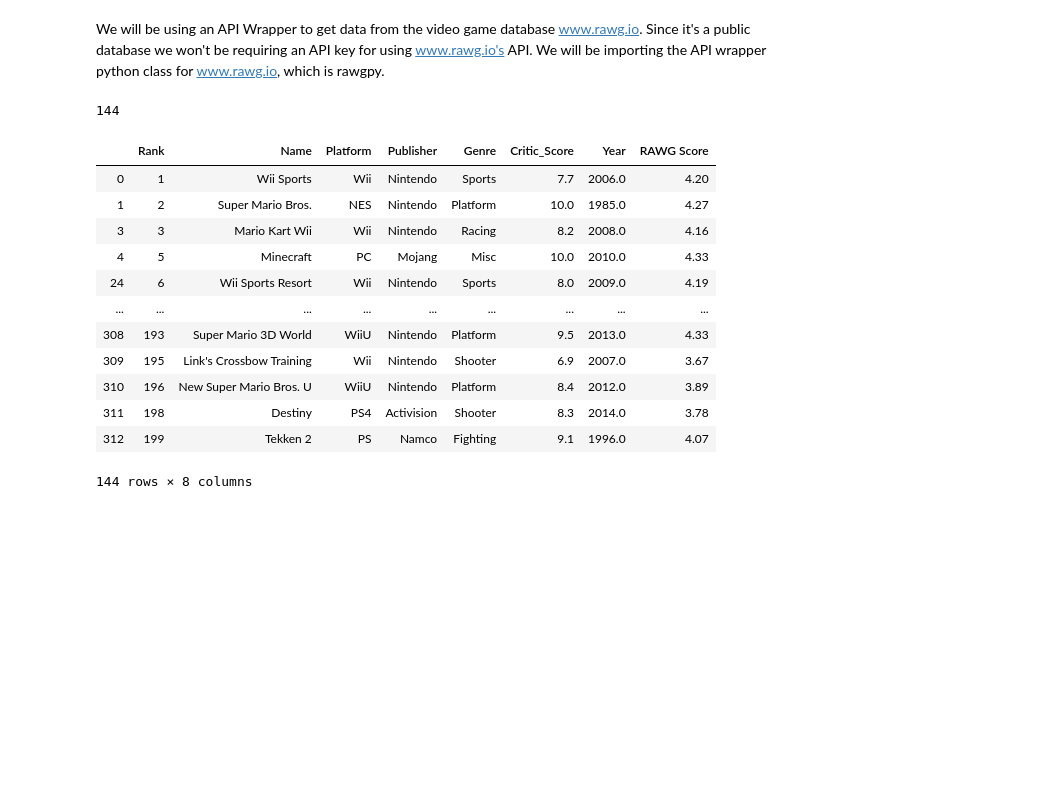
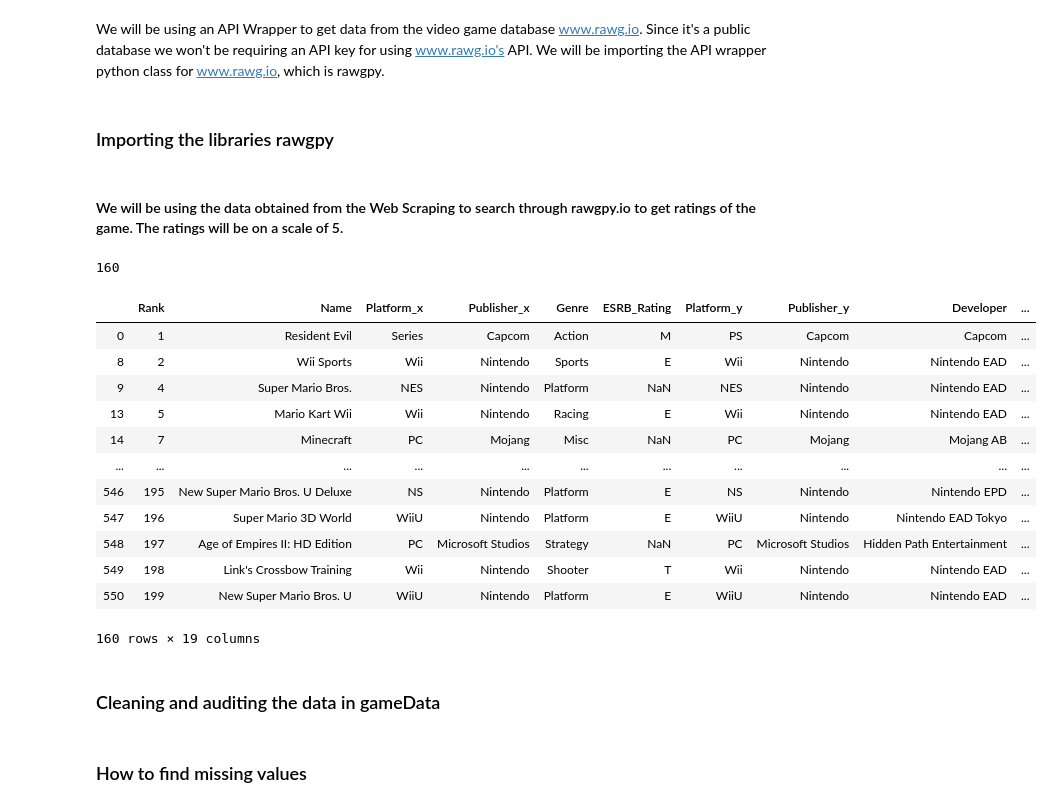
Before and after one commit to ashwinjohn3/WebScrapingOriginal, a Jupyter notebook: Assignment1.ipynb, the cells around one changed output. Cells and saved outputs as stored; diff of their text form; code cells hidden in the pictures; blank space fills up the shorter version.

```diff
--- a/Assignment1.ipynb
+++ b/Assignment1.ipynb
@@ -210,11 +216,10 @@ Index(['Rank', 'Name', 'Genre', 'ESRB_Rating', 'Platform', 'Publisher',
        'Year'],
       dtype='object')
 # %%
-df2.drop(['Rank','ESRB_Rating','Platform','Publisher','Developer','User_Score', 'Total_Shipped', 'Global_Sales', 'NA_Sales', 'PAL_Sales', 'JP_Sales', 'Other_Sales'], axis=1, inplace= True)
-df2.dropna(axis=0, how='any', thresh=None, subset=None, inplace=True)
+df2.drop(['Rank'],axis=1, inplace= True)
 #df2.head(100)
 #print(df2.columns)
 # %%
 # Merging the two dataframe df and dframe having unique names
-result = pd.merge(df,df2,
+gameData = pd.merge(df,df2,
                  on = 'Name')
@@ -239,4 +244,4 @@ result.to_csv("result.csv",encoding="utf-8",index=False)
 # %%
-result.drop_duplicates(subset ="Name",keep = "first", inplace = True)
-result
+gameData.drop_duplicates(subset ="Name",keep = "first", inplace = True)
+gameData
 # %% [output]
@@ -280,3 +285,5 @@ API stands for Application Programming Interface, and it lets developers integra
 # %% [markdown]
 We will be using an API Wrapper to get data from the video game database www.rawg.io. Since it's a public database we won't be requiring an API key for using www.rawg.io's API.
 We will be importing the API wrapper python class for www.rawg.io, which is rawgpy.
+# %% [markdown]
+### Importing the libraries rawgpy
@@ -283,33 +293,38 @@ We will be importing the API wrapper python class for www.rawg.io, which is rawg
+# %% [markdown]
+#### We will be using the data obtained from the Web Scraping to search through rawgpy.io to get ratings of the game. The ratings will be on a scale of 5.
+# %%
+# Storing the names of the game on gname
+gname = gameData['Name']
+# First initiate two empty list for storing the raw data
+rawg_ratings = []
 # %%
-import rawgpy # imports API Wrapper created for getting datas from rawg.io
-import json
-gname = result['Name']
-platform1 = []
-rawg_ratings = []
-genre = []
 rawg = rawgpy.RAWG("User-Agent, this should identify your app")
 for name in gname:
     results = rawg.search(name)  # defaults to returning the top 5 results
-    game = results[0]
-    game.populate()
+    game = results[0] # selects the first result of the search
+    game.populate() # get additional information on the game
     rawg_ratings.append(game.rating)
 print (len(rawg_ratings))
 # %% [output]
-144
+160
 # %%
-result["RAWG Score"] = rawg_ratings
-result
+gameData["RAWG Score"] = rawg_ratings
+gameData
 # %% [output]
-|  | Rank | Name | Platform | Publisher | Genre | Critic_Score | Year | RAWG Score |
-| 0 | 1 | Wii Sports | Wii | Nintendo | Sports | 7.7 | 2006.0 | 4.20 |
-| 1 | 2 | Super Mario Bros. | NES | Nintendo | Platform | 10.0 | 1985.0 | 4.27 |
-| 3 | 3 | Mario Kart Wii | Wii | Nintendo | Racing | 8.2 | 2008.0 | 4.16 |
-| 4 | 5 | Minecraft | PC | Mojang | Misc | 10.0 | 2010.0 | 4.33 |
-| 24 | 6 | Wii Sports Resort | Wii | Nintendo | Sports | 8.0 | 2009.0 | 4.19 |
-| ... | ... | ... | ... | ... | ... | ... | ... | ... |
-| 308 | 193 | Super Mario 3D World | WiiU | Nintendo | Platform | 9.5 | 2013.0 | 4.33 |
-| 309 | 195 | Link's Crossbow Training | Wii | Nintendo | Shooter | 6.9 | 2007.0 | 3.67 |
-| 310 | 196 | New Super Mario Bros. U | WiiU | Nintendo | Platform | 8.4 | 2012.0 | 3.89 |
-| 311 | 198 | Destiny | PS4 | Activision | Shooter | 8.3 | 2014.0 | 3.78 |
-| 312 | 199 | Tekken 2 | PS | Namco | Fighting | 9.1 | 1996.0 | 4.07 |
+|  | Rank | Name | Platform_x | Publisher_x | Genre | ESRB_Rating | Platform_y | Publisher_y | Developer | ... |
+| 0 | 1 | Resident Evil | Series | Capcom | Action | M | PS | Capcom | Capcom | ... |
+| 8 | 2 | Wii Sports | Wii | Nintendo | Sports | E | Wii | Nintendo | Nintendo EAD | ... |
+| 9 | 4 | Super Mario Bros. | NES | Nintendo | Platform | NaN | NES | Nintendo | Nintendo EAD | ... |
+| 13 | 5 | Mario Kart Wii | Wii | Nintendo | Racing | E | Wii | Nintendo | Nintendo EAD | ... |
+| 14 | 7 | Minecraft | PC | Mojang | Misc | NaN | PC | Mojang | Mojang AB | ... |
+| ... | ... | ... | ... | ... | ... | ... | ... | ... | ... | ... |
+| 546 | 195 | New Super Mario Bros. U Deluxe | NS | Nintendo | Platform | E | NS | Nintendo | Nintendo EPD | ... |
+| 547 | 196 | Super Mario 3D World | WiiU | Nintendo | Platform | E | WiiU | Nintendo | Nintendo EAD Tokyo | ... |
+| 548 | 197 | Age of Empires II: HD Edition | PC | Microsoft Studios | Strategy | NaN | PC | Microsoft Studios | Hidden Path Entertainment | ... |
+| 549 | 198 | Link's Crossbow Training | Wii | Nintendo | Shooter | T | Wii | Nintendo | Nintendo EAD | ... |
+| 550 | 199 | New Super Mario Bros. U | WiiU | Nintendo | Platform | E | WiiU | Nintendo | Nintendo EAD | ... |
-144 rows × 8 columns
+160 rows × 19 columns
+# %% [markdown]
+### Cleaning and auditing the data in gameData
+# %% [markdown]
+### How to find missing values
```
Also changed, not shown: parts of 33 cells of this notebook.
